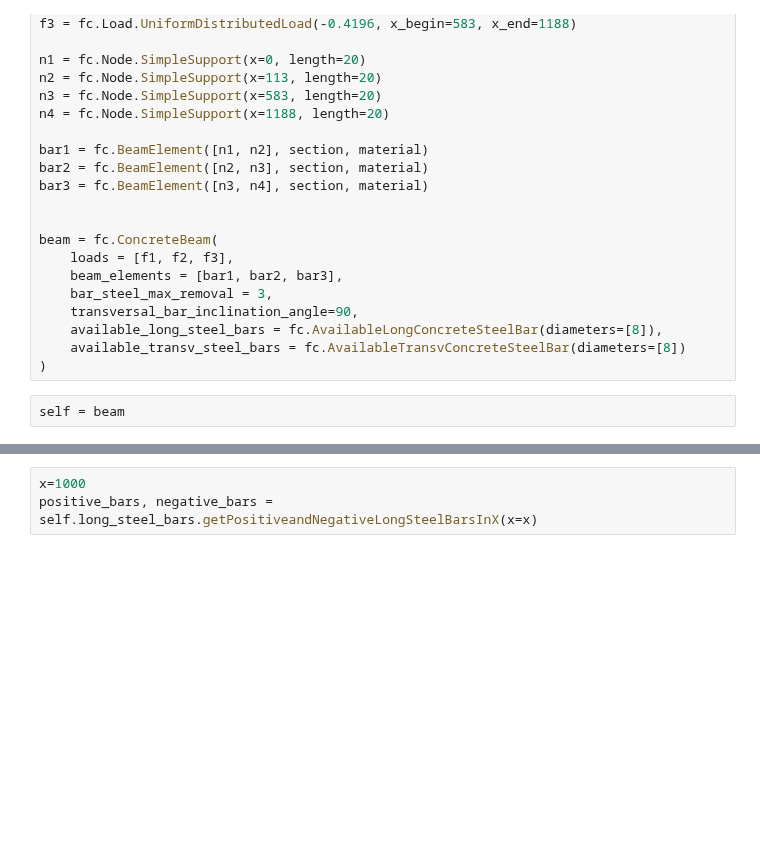
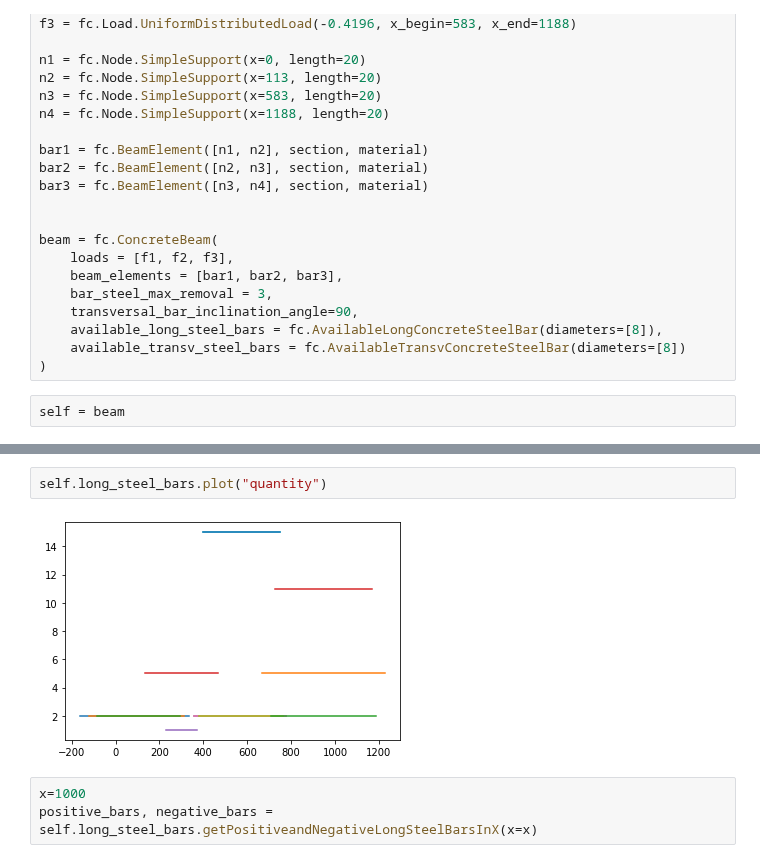
Before and after one commit to luisggc/FConcrete, a Jupyter notebook: jupyter/Hiper.ipynb, the cells around one changed output, grey strips where cells are left out. Cells and saved outputs as stored; diff of their text form; blank space fills up the shorter version.

```diff
--- a/jupyter/Hiper.ipynb
+++ b/jupyter/Hiper.ipynb
@@ -47,3 +47,7 @@ self.long_steel_bars.plot()
+# %%
+self.long_steel_bars.plot("quantity")
+# %% [output]
+[figure, added]
 # %%
 x=1000
 positive_bars, negative_bars = self.long_steel_bars.getPositiveandNegativeLongSteelBarsInX(x=x)
```
Also changed, not shown: parts of 13 cells of this notebook, 4 other files.
